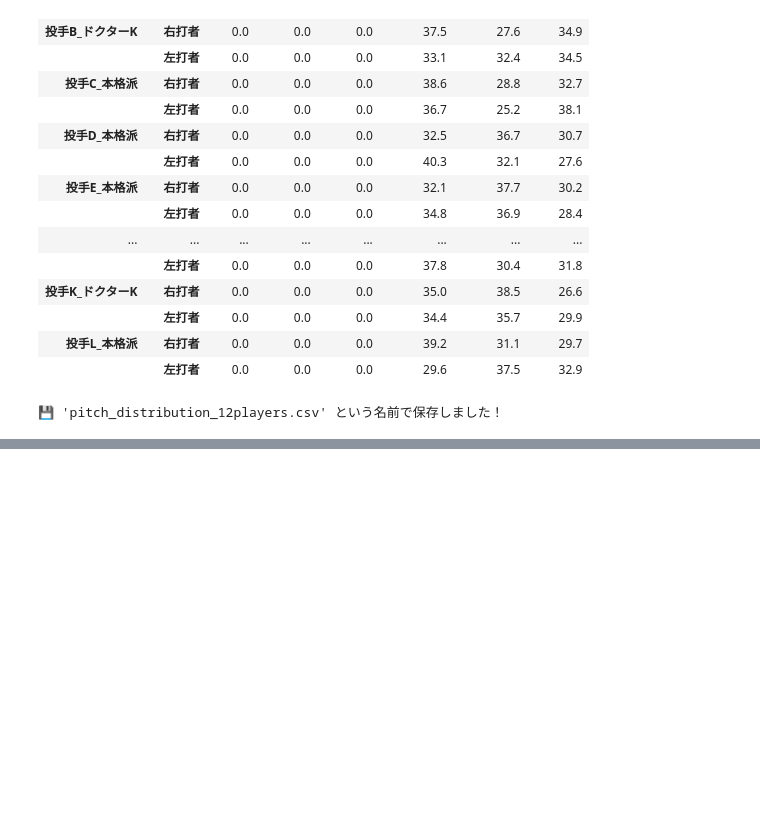
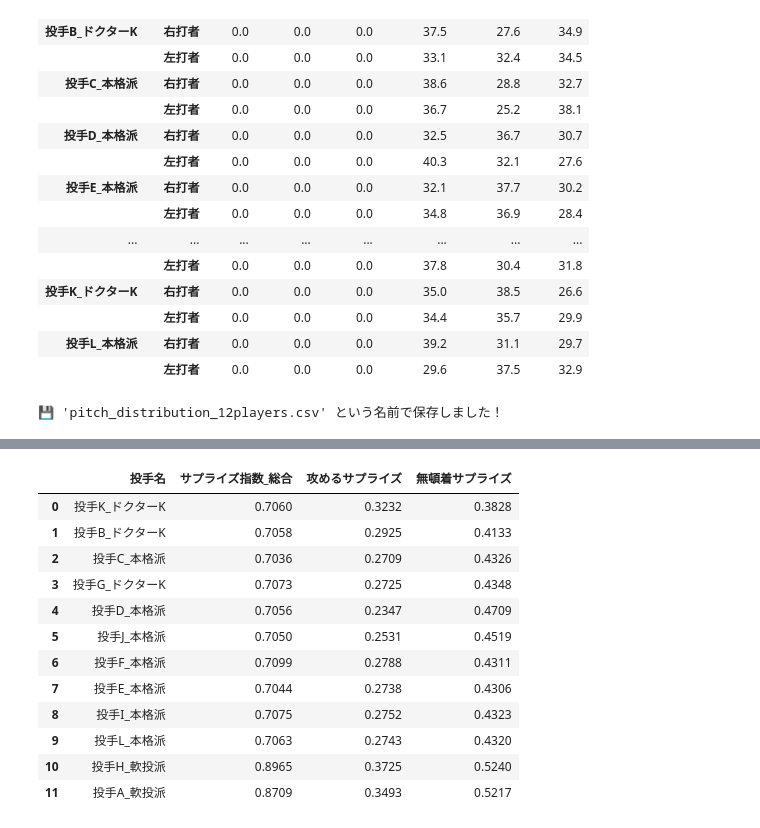
Before and after one commit to igarashiayaka-0127/lecture_sp, a Jupyter notebook: pit/pit.ipynb, the cells around one changed output, grey strips where cells are left out. Drawn from its saved outputs; the diff is of its cells as text; code cells hidden in the pictures; blank space fills up the shorter version.

```diff
--- a/pit/pit.ipynb
+++ b/pit/pit.ipynb
@@ -318,3 +403,89 @@ print(f"\n💾 '{csv_filename}' という名前で保存しました！")
 | 投手L_本格派 | 右打者 | 0.0 | 0.0 | 0.0 | 39.2 | 31.1 | 29.7 |
 |  | 左打者 | 0.0 | 0.0 | 0.0 | 29.6 | 37.5 | 32.9 |
 💾 'pitch_distribution_12players.csv' という名前で保存しました！
+# %%
+import pandas as pd
+import numpy as np
+
+# ---------------------------------------------------------
+# 1. データの読み込み
+# ---------------------------------------------------------
+df_play = pd.read_csv('test_play_info.csv')
+df_stats = pd.read_csv('test_stats_pit.csv')
+
+# 分析対象の投手（奪三振TOP12）
+target_pitchers = df_stats.sort_values(by='so', ascending=False)['player_name'].tolist()
+
+print("🧠 サプライズ指数の計算を開始します...")
+
+# ---------------------------------------------------------
+# 2. 「世間の常識（セオリー）」を定義する
+# ---------------------------------------------------------
+# カウントの状態を表す列を作る
+df_play['count_state'] = 'B' + df_play['pre_ball'].astype(str) + '-' + 'S' + df_play['pre_strike'].astype(str)
+
+# リーグ全体での「カウント別・球種選択確率」を計算
+league_tendency = df_play.groupby(['count_state', 'pitch_type_name']).size().reset_index(name='count')
+count_totals = df_play.groupby('count_state').size().reset_index(name='total')
+league_tendency = pd.merge(league_tendency, count_totals, on='count_state')
+league_tendency['theory_prob'] = league_tendency['count'] / league_tendency['total']
+
+# 確率辞書を作る
+theory_map = dict(zip(zip(league_tendency['count_state'], league_tendency['pitch_type_name']), league_tendency['theory_prob']))
+
+# ---------------------------------------------------------
+# 3. 各プレーの「サプライズ度」を計算
+# ---------------------------------------------------------
+def calculate_surprise(row):
+    key = (row['count_state'], row['pitch_type_name'])
+    prob = theory_map.get(key, 0)
+    return 1.0 - prob # 確率が低いほどサプライズ度が上がる
+
+df_play['surprise_score'] = df_play.apply(calculate_surprise, axis=1)
+
+# ---------------------------------------------------------
+# 4. サプライズの性質を分類（攻め vs 無頓着）
+# ---------------------------------------------------------
+# 成功フラグ（空振り or 見逃しストライクなら 1）
+df_play['is_success'] = ((df_play['is_swinging_strike'] == 1) | (df_play['is_called_strike'] == 1)).astype(int)
+
+# 2種類のサプライズを計算
+df_play['strategic_score'] = df_play['surprise_score'] * df_play['is_success']       # 攻め（成功）
+df_play['random_score'] = df_play['surprise_score'] * (1 - df_play['is_success'])   # 無頓着（失敗）
+
+# ---------------------------------------------------------
+# 5. 投手ごとに集計してリスト化
+# ---------------------------------------------------------
+surprise_analysis = []
+
+for p_name in target_pitchers:
+    df_target = df_play[df_play['pitcher_name'] == p_name]
+
+    if len(df_target) == 0:
+        continue
+
+    # 平均値を算出
+    avg_surprise = df_target['surprise_score'].mean()
+    avg_strategic = df_target['strategic_score'].mean()
+    avg_random = df_target['random_score'].mean()
+
+    surprise_analysis.append({
+        '投手名': p_name,
+        'サプライズ指数_総合': round(avg_surprise, 4),
+        '攻めるサプライズ': round(avg_strategic, 4),   # 縦軸用
+        '無頓着サプライズ': round(avg_random, 4)       # 横軸用
+    })
+
+# データフレーム化
+df_surprise = pd.DataFrame(surprise_analysis)
+
+# ---------------------------------------------------------
+# 6. CSVファイルとして保存
+# ---------------------------------------------------------
+csv_filename = 'pitcher_surprise_analysis.csv'
+df_surprise.to_csv(csv_filename, index=False, encoding='utf-8-sig')
+
+print("✅ 計算完了！")
+display(df_surprise)
+print(f"💾 '{csv_filename}' を保存しました。グラフ担当の方に渡してください！")
+# %% [output]
@@ -320,0 +494,13 @@ print(f"\n💾 '{csv_filename}' という名前で保存しました！")
+|  | 投手名 | サプライズ指数_総合 | 攻めるサプライズ | 無頓着サプライズ |
+| 0 | 投手K_ドクターK | 0.7060 | 0.3232 | 0.3828 |
+| 1 | 投手B_ドクターK | 0.7058 | 0.2925 | 0.4133 |
+| 2 | 投手C_本格派 | 0.7036 | 0.2709 | 0.4326 |
+| 3 | 投手G_ドクターK | 0.7073 | 0.2725 | 0.4348 |
+| 4 | 投手D_本格派 | 0.7056 | 0.2347 | 0.4709 |
+| 5 | 投手J_本格派 | 0.7050 | 0.2531 | 0.4519 |
+| 6 | 投手F_本格派 | 0.7099 | 0.2788 | 0.4311 |
+| 7 | 投手E_本格派 | 0.7044 | 0.2738 | 0.4306 |
+| 8 | 投手I_本格派 | 0.7075 | 0.2752 | 0.4323 |
+| 9 | 投手L_本格派 | 0.7063 | 0.2743 | 0.4320 |
+| 10 | 投手H_軟投派 | 0.8965 | 0.3725 | 0.5240 |
+| 11 | 投手A_軟投派 | 0.8709 | 0.3493 | 0.5217 |
```
Also changed, not shown: parts of 3 cells of this notebook, 1 other file.
